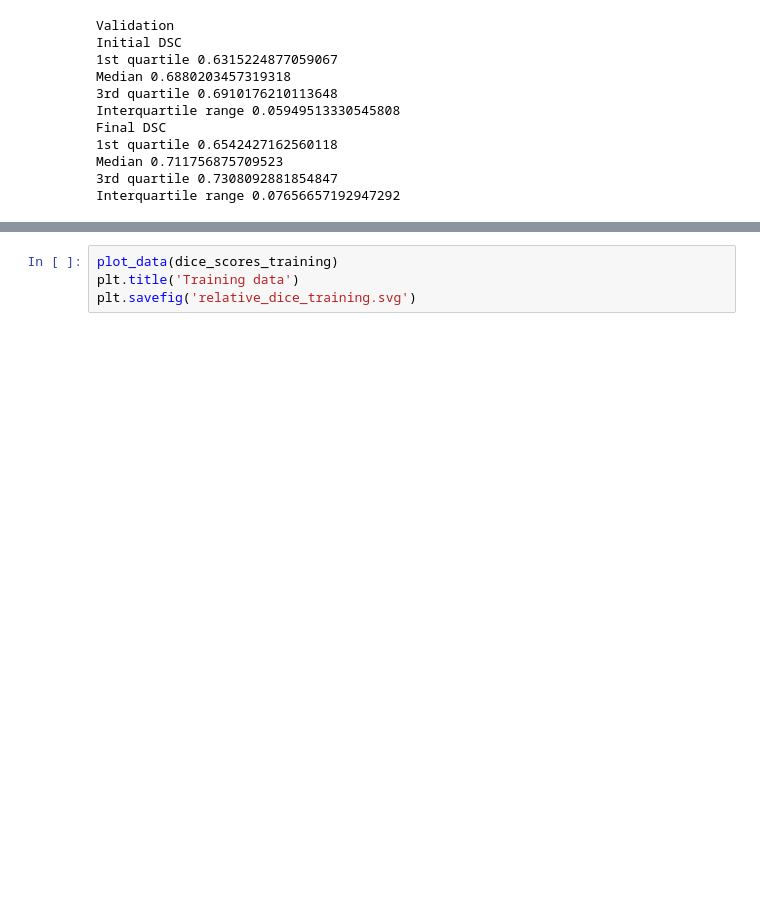
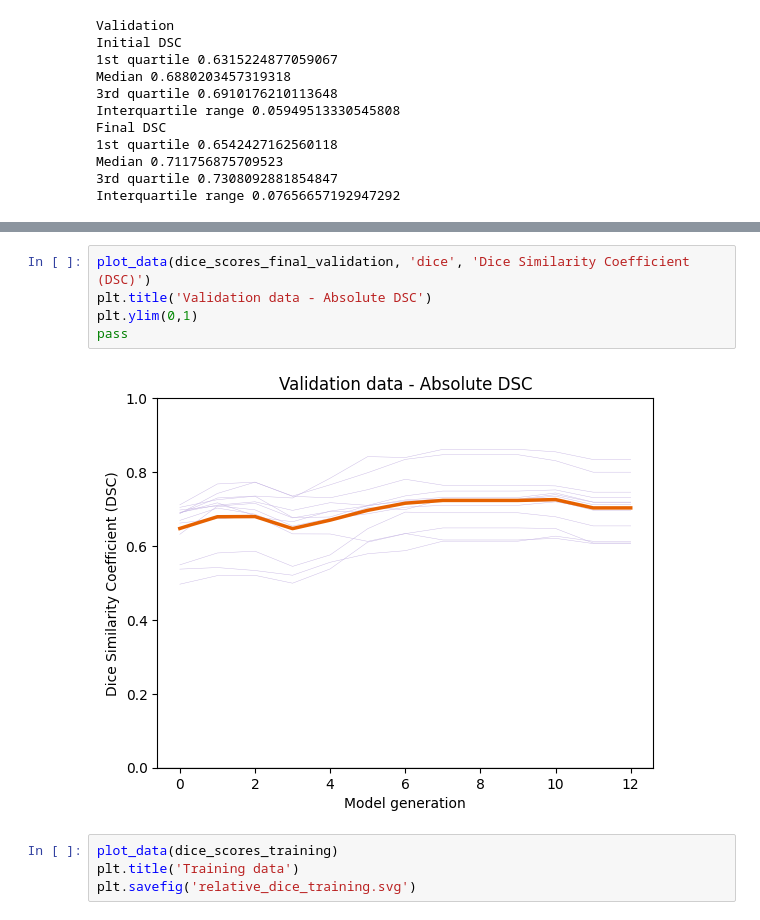
Before and after one commit to dafne-imaging/dafne-evaluation, a Jupyter notebook: dafne_figures.ipynb, the cells around one changed output, grey strips where cells are left out. Cells and saved outputs as stored; diff of their text form; blank space fills up the shorter version.

```diff
--- a/dafne_figures.ipynb
+++ b/dafne_figures.ipynb
@@ -413,3 +420,10 @@ def plot_data(data_frame):
+# %%
+plot_data(dice_scores_final_validation, 'dice', 'Dice Similarity Coefficient (DSC)')
+plt.title('Validation data - Absolute DSC')
+plt.ylim(0,1)
+pass
+# %% [output]
+[figure, added]
 # %%
 plot_data(dice_scores_training)
 plt.title('Training data')
```
Also changed, not shown: parts of 4 cells of this notebook.
